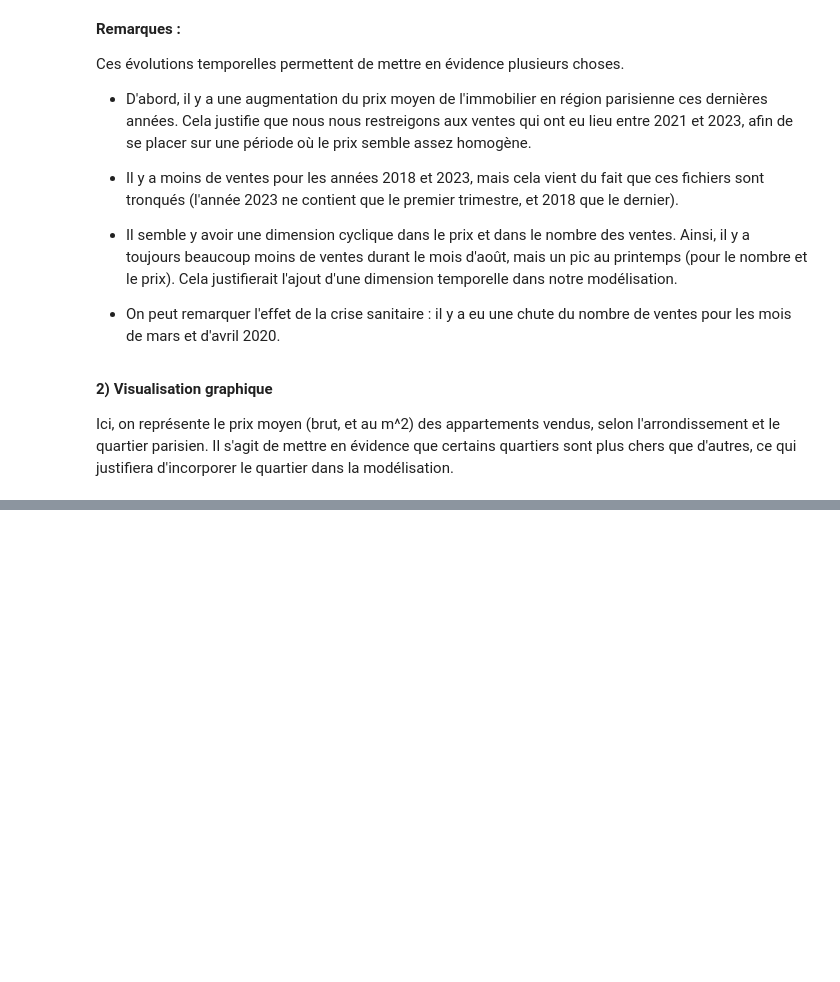
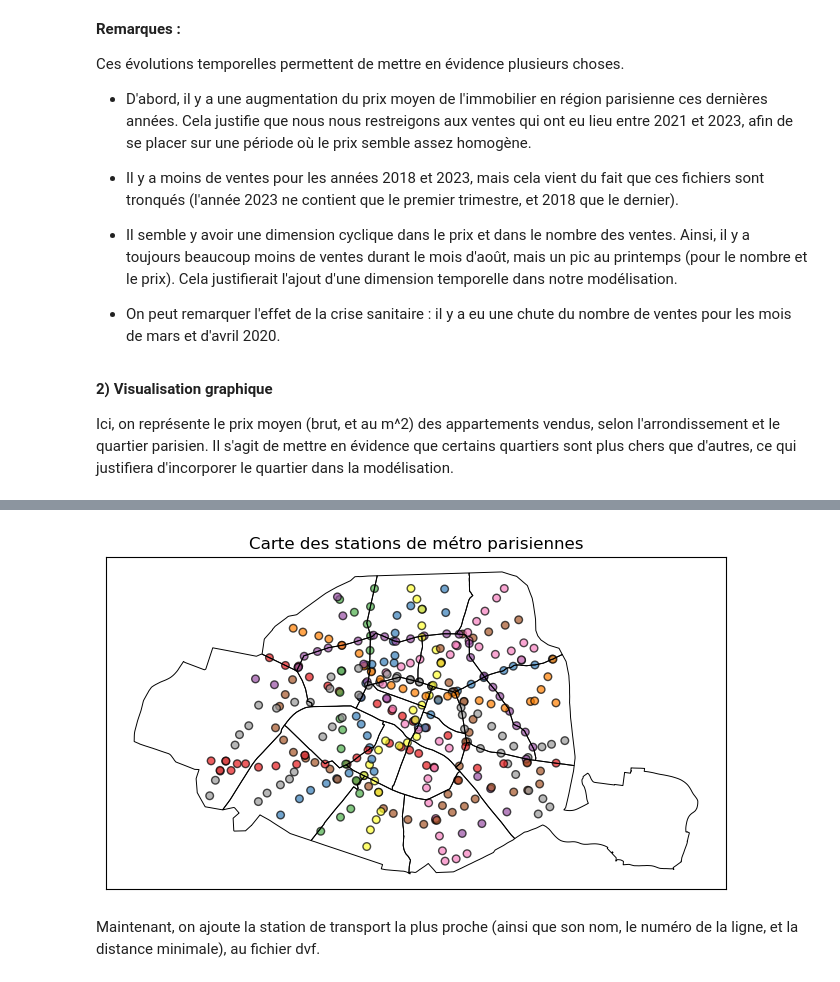
Before and after one commit to Fanny46/Projet-python-2A, a Jupyter notebook: RAPPORT_FIN.ipynb, the cells around one changed output, grey strips where cells are left out. Saved outputs shown, nothing was run; the diff lists cells and outputs as text; code cells hidden in the pictures; blank space fills up the shorter version.

```diff
--- a/RAPPORT_FIN.ipynb
+++ b/RAPPORT_FIN.ipynb
@@ -517,0 +677,10 @@ NameError: name 'gpd' is not defined
+# %%
+"""Visualisation des stations de métro"""
+
+from Enrichissement import carte_metro
+
+carte_metro()
+# %% [output]
+[figure, added]
+# %% [markdown]
+Maintenant, on ajoute la station de transport la plus proche (ainsi que son nom, le numéro de la ligne, et la distance minimale), au fichier dvf.
```
Also changed, not shown: parts of 37 cells of this notebook, 5 other files.
